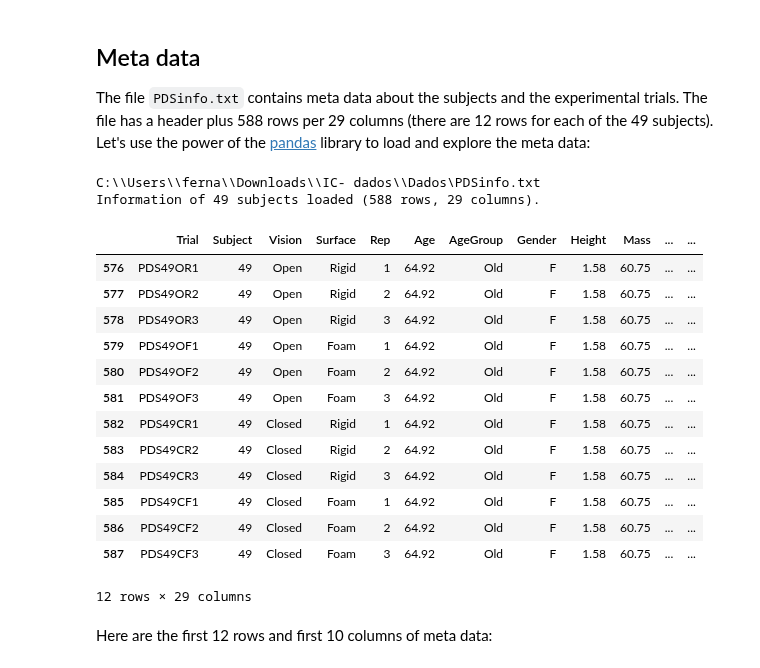
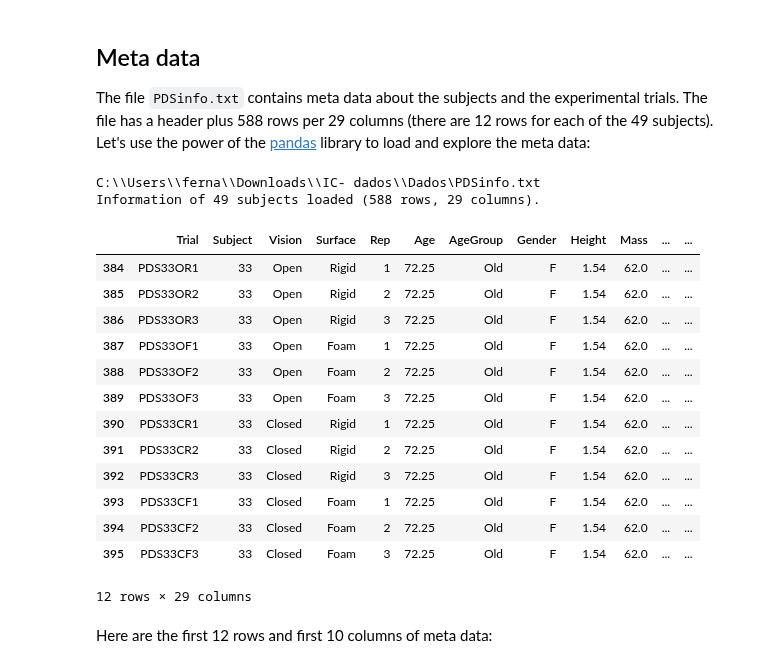
Before and after one commit to FernandaVanzini/COPandCOGestimar, a Jupyter notebook: RegressãoLinear-Every Subject.ipynb, the cells around one changed output. Cells and saved outputs as stored; diff of their text form; code cells hidden in the pictures.

```diff
--- a/RegressãoLinear-Every Subject.ipynb
+++ b/RegressãoLinear-Every Subject.ipynb
@@ -51,30 +49,30 @@ Let's use the power of the [pandas](http://pandas.pydata.org/) library to load a
 # %%
 # GitHub URL:
 #path2 = 'C:\Users\ferna\Downloads\IC- dados\Dados'
 # local directory:
 path2 = r'C:\\Users\\ferna\\Downloads\\IC- dados\\Dados'
 fname = os.path.join(path2, 'PDSinfo.txt')
 PDSinfo = pd.read_csv(fname, sep='\t', header=0, index_col=None, engine='c', encoding='utf-8')
 print(fname)
 print("Information of %s subjects loaded (%s rows, %s columns)."
       %(len(pd.unique(PDSinfo.Subject)), PDSinfo.shape[0], PDSinfo.shape[1]))
-PDSinfo[PDSinfo["Subject"]==49]
+PDSinfo[PDSinfo["Subject"]==33]
 # %% [output]
 C:\\Users\\ferna\\Downloads\\IC- dados\\Dados\PDSinfo.txt
 Information of 49 subjects loaded (588 rows, 29 columns).
 |  | Trial | Subject | Vision | Surface | Rep | Age | AgeGroup | Gender | Height | Mass | ... | ... |
-| 576 | PDS49OR1 | 49 | Open | Rigid | 1 | 64.92 | Old | F | 1.58 | 60.75 | ... | ... |
-| 577 | PDS49OR2 | 49 | Open | Rigid | 2 | 64.92 | Old | F | 1.58 | 60.75 | ... | ... |
-| 578 | PDS49OR3 | 49 | Open | Rigid | 3 | 64.92 | Old | F | 1.58 | 60.75 | ... | ... |
-| 579 | PDS49OF1 | 49 | Open | Foam | 1 | 64.92 | Old | F | 1.58 | 60.75 | ... | ... |
-| 580 | PDS49OF2 | 49 | Open | Foam | 2 | 64.92 | Old | F | 1.58 | 60.75 | ... | ... |
-| 581 | PDS49OF3 | 49 | Open | Foam | 3 | 64.92 | Old | F | 1.58 | 60.75 | ... | ... |
-| 582 | PDS49CR1 | 49 | Closed | Rigid | 1 | 64.92 | Old | F | 1.58 | 60.75 | ... | ... |
-| 583 | PDS49CR2 | 49 | Closed | Rigid | 2 | 64.92 | Old | F | 1.58 | 60.75 | ... | ... |
-| 584 | PDS49CR3 | 49 | Closed | Rigid | 3 | 64.92 | Old | F | 1.58 | 60.75 | ... | ... |
-| 585 | PDS49CF1 | 49 | Closed | Foam | 1 | 64.92 | Old | F | 1.58 | 60.75 | ... | ... |
-| 586 | PDS49CF2 | 49 | Closed | Foam | 2 | 64.92 | Old | F | 1.58 | 60.75 | ... | ... |
-| 587 | PDS49CF3 | 49 | Closed | Foam | 3 | 64.92 | Old | F | 1.58 | 60.75 | ... | ... |
+| 384 | PDS33OR1 | 33 | Open | Rigid | 1 | 72.25 | Old | F | 1.54 | 62.0 | ... | ... |
+| 385 | PDS33OR2 | 33 | Open | Rigid | 2 | 72.25 | Old | F | 1.54 | 62.0 | ... | ... |
+| 386 | PDS33OR3 | 33 | Open | Rigid | 3 | 72.25 | Old | F | 1.54 | 62.0 | ... | ... |
+| 387 | PDS33OF1 | 33 | Open | Foam | 1 | 72.25 | Old | F | 1.54 | 62.0 | ... | ... |
+| 388 | PDS33OF2 | 33 | Open | Foam | 2 | 72.25 | Old | F | 1.54 | 62.0 | ... | ... |
+| 389 | PDS33OF3 | 33 | Open | Foam | 3 | 72.25 | Old | F | 1.54 | 62.0 | ... | ... |
+| 390 | PDS33CR1 | 33 | Closed | Rigid | 1 | 72.25 | Old | F | 1.54 | 62.0 | ... | ... |
+| 391 | PDS33CR2 | 33 | Closed | Rigid | 2 | 72.25 | Old | F | 1.54 | 62.0 | ... | ... |
+| 392 | PDS33CR3 | 33 | Closed | Rigid | 3 | 72.25 | Old | F | 1.54 | 62.0 | ... | ... |
+| 393 | PDS33CF1 | 33 | Closed | Foam | 1 | 72.25 | Old | F | 1.54 | 62.0 | ... | ... |
+| 394 | PDS33CF2 | 33 | Closed | Foam | 2 | 72.25 | Old | F | 1.54 | 62.0 | ... | ... |
+| 395 | PDS33CF3 | 33 | Closed | Foam | 3 | 72.25 | Old | F | 1.54 | 62.0 | ... | ... |
 12 rows × 29 columns
 # %% [markdown]
 Here are the first 12 rows and first 10 columns of meta data:
```
Also changed, not shown: parts of 5 cells of this notebook, 1 other file.
